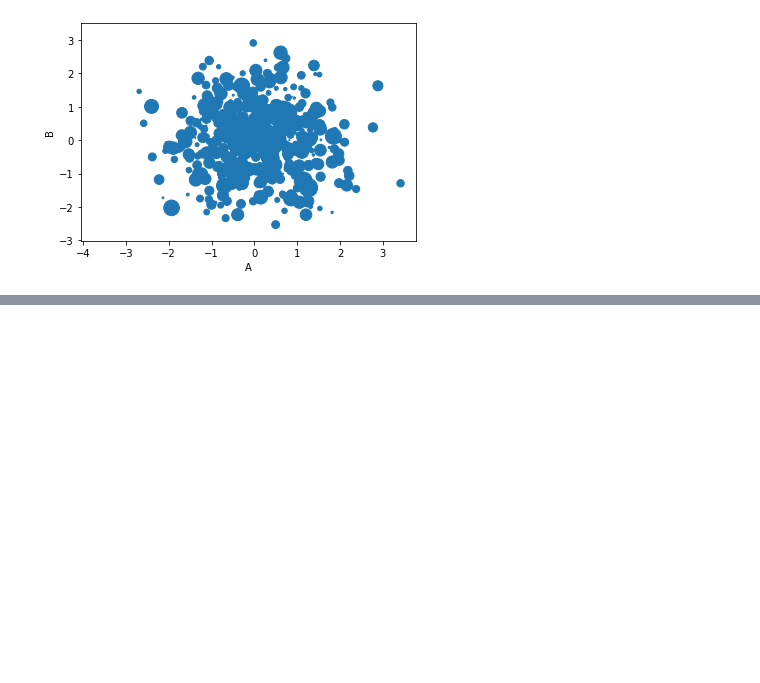
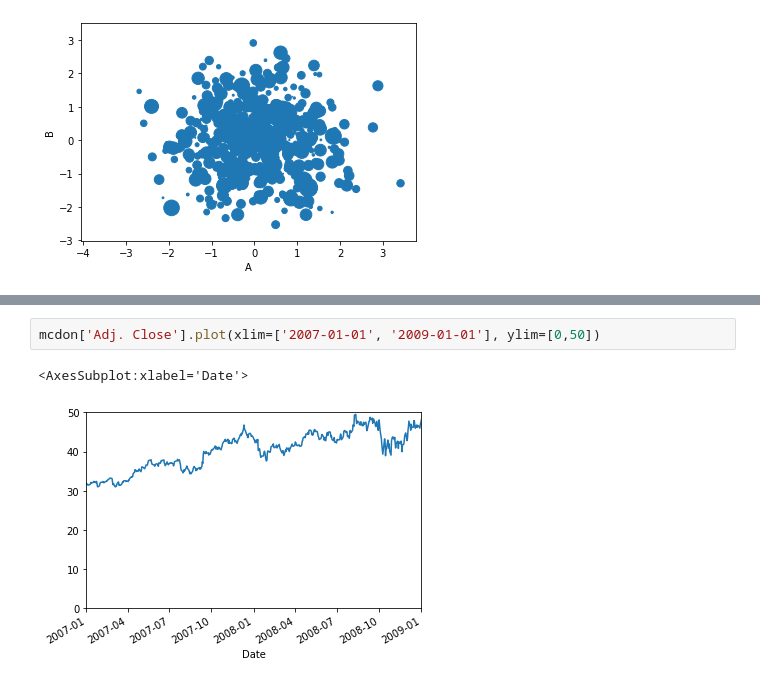
Before and after one commit to RobsonRamos/PythonForFinance, a Jupyter notebook: 04-Visualization-Matplotlib-Pandas/04-02-Pandas Visualization/PandasAndMatplotlib.ipynb, the cells around one changed output, grey strips where cells are left out. Drawn from its saved outputs; the diff is of its cells as text; blank space fills up the shorter version.

```diff
--- a/04-Visualization-Matplotlib-Pandas/04-02-Pandas Visualization/PandasAndMatplotlib.ipynb
+++ b/04-Visualization-Matplotlib-Pandas/04-02-Pandas Visualization/PandasAndMatplotlib.ipynb
@@ -60,0 +75,5 @@ df['a'].plot.density()
+# %%
+mcdon['Adj. Close'].plot(xlim=['2007-01-01', '2009-01-01'], ylim=[0,50])
+# %% [output]
+<AxesSubplot:xlabel='Date'>
+[figure, added]
```
Also changed, not shown: parts of 9 cells of this notebook, 1 other file.
